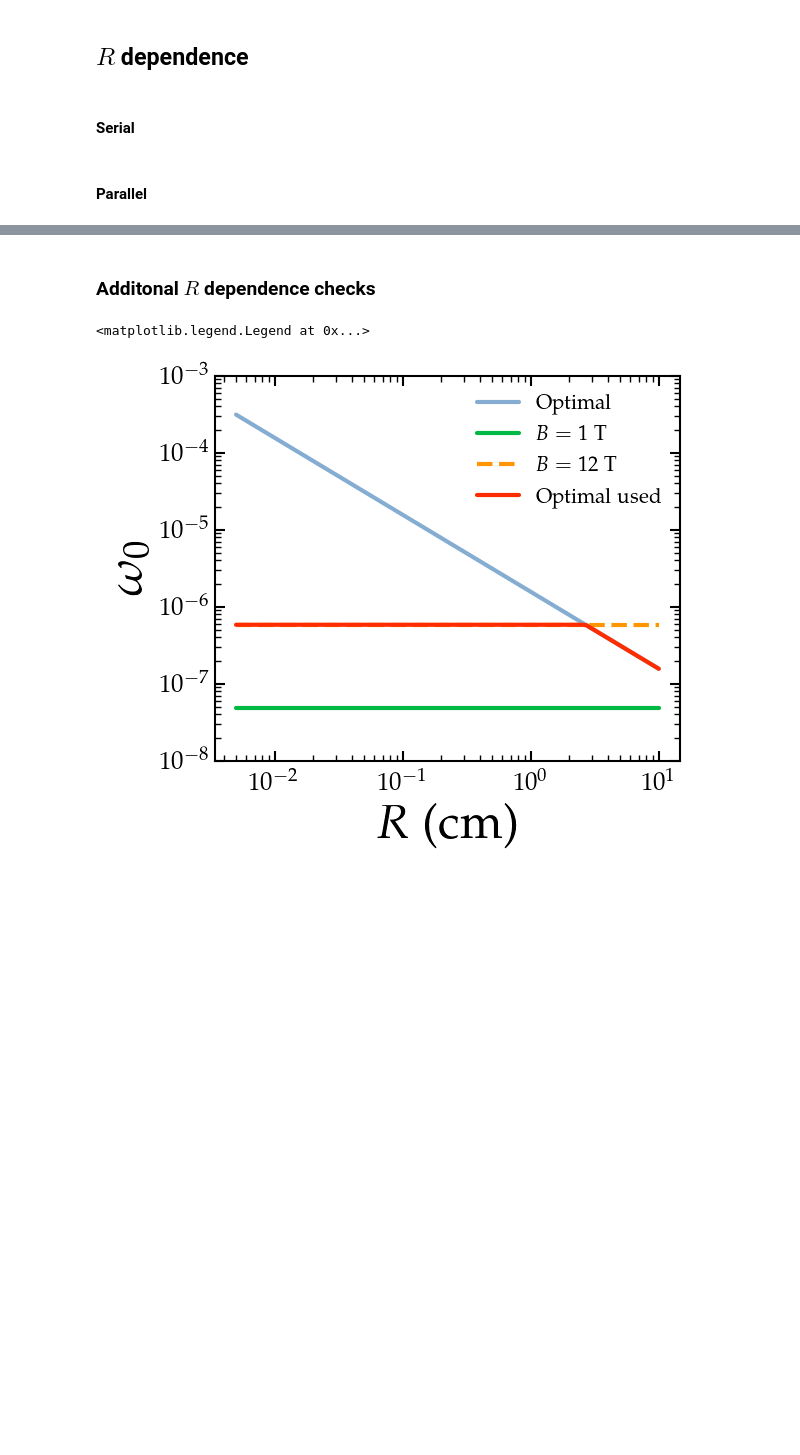
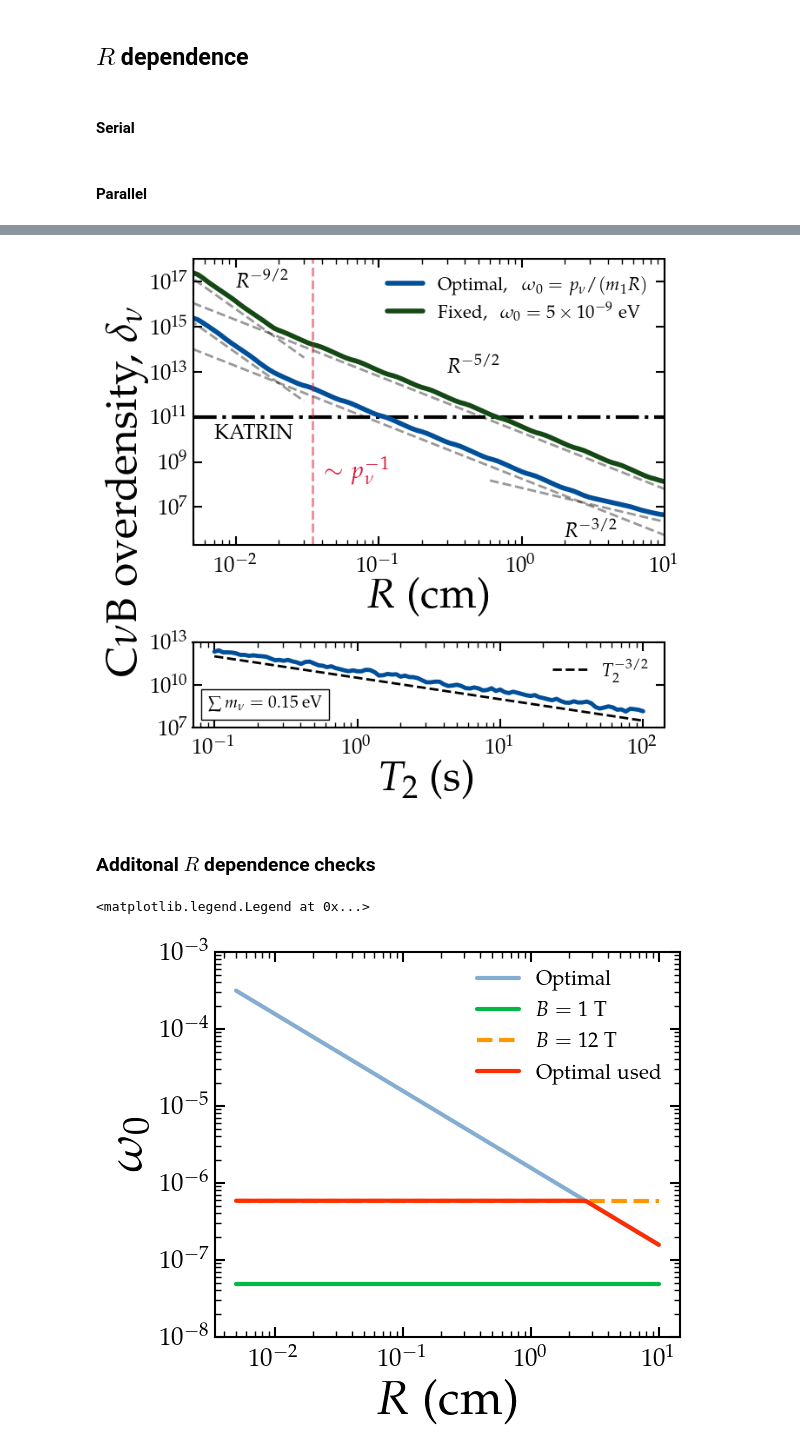
Before and after one commit to gpierobon/pyOpenNu, a Jupyter notebook: notebooks/chi.ipynb, the cells around one changed output, grey strips where cells are left out. Cells and saved outputs as stored; diff of their text form; code cells hidden in the pictures; blank space fills up the shorter version.

```diff
--- a/notebooks/chi.ipynb
+++ b/notebooks/chi.ipynb
@@ -163,3 +165,83 @@ plt.show()
+# %%
+ss = 1
+
+norm = 1000**(3/2)*10
+
+r1 = np.geomspace(0.001, 0.03, 30)
+r2 = np.geomspace(0.05, 10, 30)
+r3 = np.geomspace(0.1, 10, 30)
+r4 = np.geomspace(0.6, 10, 30)
+
+fig = plt.figure(figsize=(7,7))
+
+gs = gridspec.GridSpec(2, 1, height_ratios=[1,0.3],  hspace=0.52)
+
+ax0 = fig.add_subplot(gs[0])
+ax1 = fig.add_subplot(gs[1])
+
+
+rl, der = np.loadtxt(main_dir+'/data/R_dep_opt_v2.txt', unpack=True)
+rl, der2 = np.loadtxt(main_dir+'/data/R_dep_v2.txt', unpack=True)
+#plt.loglog(rl, sn.gaussian_filter(dell_r, sigma=ss)/norm, label=r'$\omega_0=p_{\nu}/(m_1 R)$', c='#004f98', lw=4)
+#plt.loglog(rl, sn.gaussian_filter(dell_r2, sigma=ss)/norm, label=r'$\omega_0=5\times 10^{-9}$ eV', c='#144814',lw=4)
+ax0.loglog(rl, der/norm, label=r'Optimal, ~~$\omega_0=p_{\nu}/(m_1 R)$', c='#004f98', lw=4)
+ax0.loglog(rl, der2/norm, label=r'Fixed, ~~$\omega_0=5\times 10^{-9}$ eV', c='#144814',lw=4)
+
+
+ck = 'k'
+ax0.loglog(rl, rl/rl*1e11, c=ck, ls='dashdot', zorder=0)
+lw1 = 2
+alp = 0.4
+ax0.loglog(r1, 6e6*r1**(-9/2),  ls='--', c='k', lw=lw1, alpha=alp)
+ax0.loglog(rl, 2e10*rl**(-5/2), ls='--', c='k', lw=lw1, alpha=alp)
+ax0.loglog(r1, 7e4*r1**(-9/2),  ls='--', c='k', lw=lw1, alpha=alp)
+ax0.loglog(rl, 1.8e8*rl**(-5/2), ls='--', c='k', lw=lw1, alpha=alp)
+ax0.loglog(r4, 7e7*r4**(-3/2),  ls='--', c='k', lw=lw1, alpha=alp)
+ax0.axvline(1/29, alpha=0.5, lw=2, c='crimson', ls='--')
+ax0.text(0.042, 2e8, r'$\sim p^{-1}_\nu$', c='crimson')
+
+ttfs = 17
+
+ax0.text(7e-3, 1e10, 'KATRIN', fontsize=17, c=ck)
+ax0.text(0.01, 6e16, r'$R^{-9/2}$', fontsize=ttfs)
+ax0.text(0.3,  1e13, r'$R^{-5/2}$', fontsize=ttfs)
+ax0.text(2,  5e5, r'$R^{-3/2}$', fontsize=ttfs)
+
+ax0.set_xlim(5e-3, 10)
+ax0.set_ylim(2e5, 1e18)
+
+ax0.set_xlabel(r'$R$ (cm)', labelpad=0)
+ax0.legend(loc=1)
+
+t2l, me_t = np.loadtxt(main_dir+'data/T2_dep.txt', unpack=True)
+de, _, _ , _  = on.find_delta(10, 0.15, T2=0.1, Nshots=100, seed=24, d_init=1e8, d_fin=1e14, ndelta=200, mode='sum')
+norm11 = de/np.sqrt(10)
+norm = norm11
+
+ax1.loglog(t2l, me_t*norm, lw=3.5, c='#004f98')
+ax1.loglog(t2l, 0.015*t2l**(-1.5)*norm, ls='--', label=r'$T_2^{-3/2}$', c='k', alpha=1, lw=2)
+
+ax1.set_xlabel(r'$T_2$ (s)', labelpad=0)
+#ax1.set_ylabel(r'$\delta_{\nu}$ [a.u.]')
+ax1.legend()
+ax1.set_ylim(1e7, 1e13)
+
+text_box = AnchoredText(
+    #r"$m_1=0.05$ eV",
+    r"$\sum m_\nu=0.15$ eV",
+    loc=3,
+    frameon=True,
+    prop=dict(size=14)
+)
+ax1.add_artist(text_box)
+
+
+label = fig.supylabel(r'C$\nu$B overdensity, $\delta_{\nu}$', fontsize=36)
+label.set_position((-0.02,0.5))
+plt.show()
+#fig.savefig(main_dir+'plots/deltaR_T2_scaling.pdf', bbox_inches='tight')
+# %% [output]
+[figure, added]
 # %% [markdown]
 ### Additonal $R$ dependence checks
 # %%
```
Also changed, not shown: parts of 23 cells of this notebook, 3 other files.
